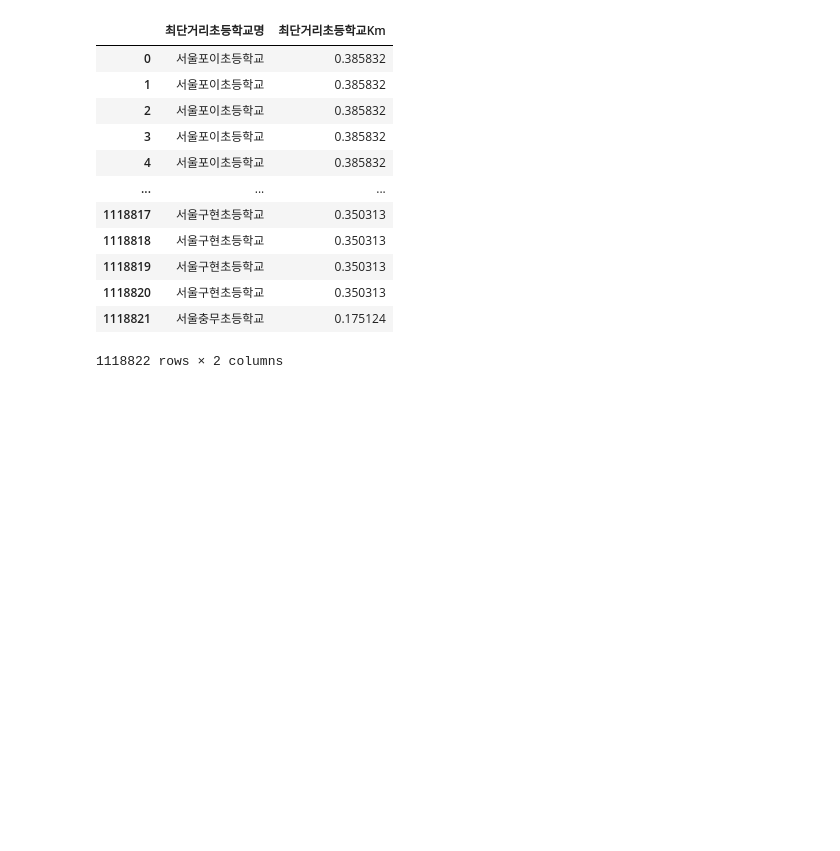
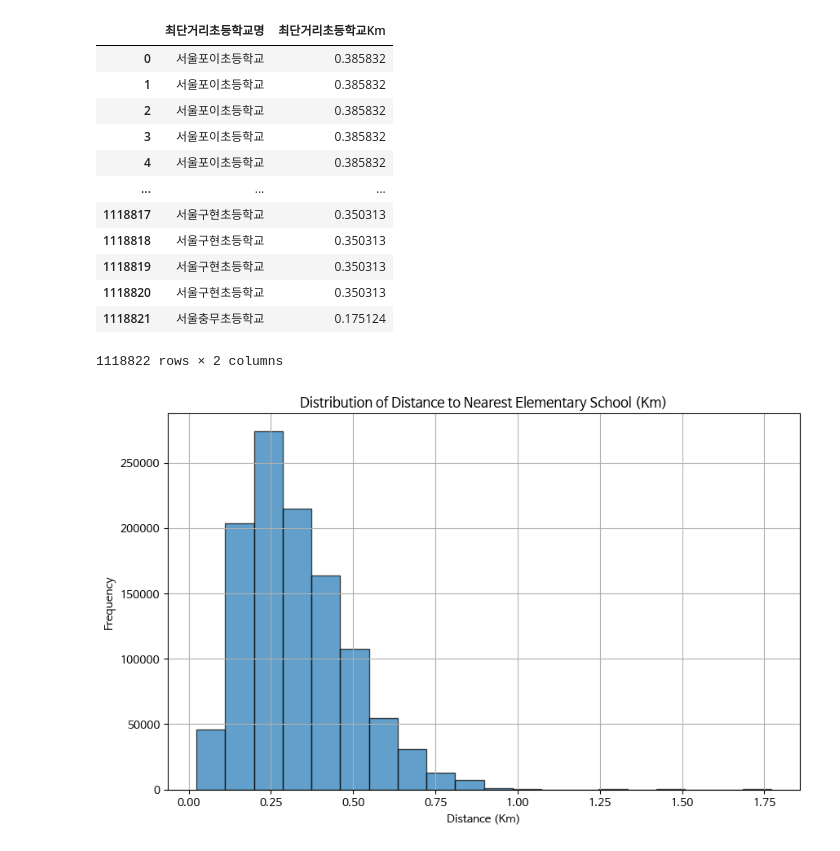
Before and after one commit to UpstageAILab3/upstage-ml-regression-ml5-pub, a Jupyter notebook: Preprocess_nearestElemSchool.ipynb, the cells around one changed output. Cells and saved outputs as stored; diff of their text form; code cells hidden in the pictures; blank space fills up the shorter version.

Commit message:
[feat] Add histogram for distance to nearest elementary school (km)

```diff
--- a/Preprocess_nearestElemSchool.ipynb
+++ b/Preprocess_nearestElemSchool.ipynb
@@ -154,5 +154,19 @@ dt[['최단거리초등학교명', '최단거리초등학교Km']]
 | 1118820 | 서울구현초등학교 | 0.350313 |
 | 1118821 | 서울충무초등학교 | 0.175124 |
 1118822 rows × 2 columns
+# %%
+import pandas as pd
+import matplotlib.pyplot as plt
+
+# 히스토그램 그리기
+plt.figure(figsize=(10, 6))
+plt.hist(dt['최단거리초등학교Km'], bins=20, edgecolor='k', alpha=0.7)
+plt.title('Distribution of Distance to Nearest Elementary School (Km)')
+plt.xlabel('Distance (Km)')
+plt.ylabel('Frequency')
+plt.grid(True)
+plt.show()
+# %% [output]
+[figure, added]
 # %%
 dt[['최단거리초등학교명', '최단거리초등학교Km']].to_csv(target_filepath, encoding='utf-8-sig', index=False)
```
